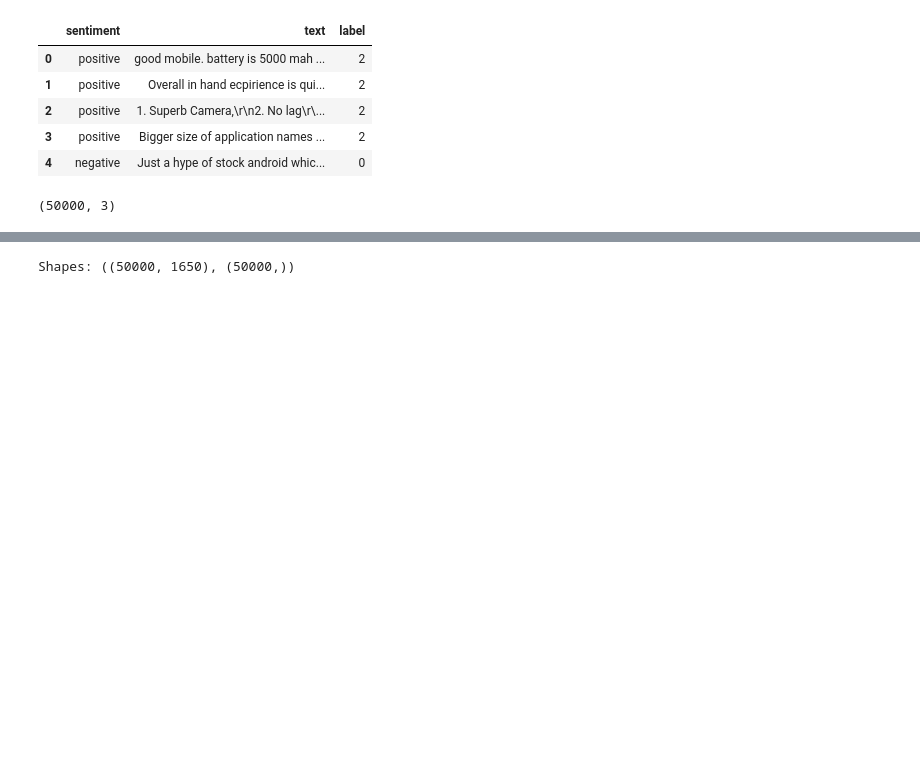
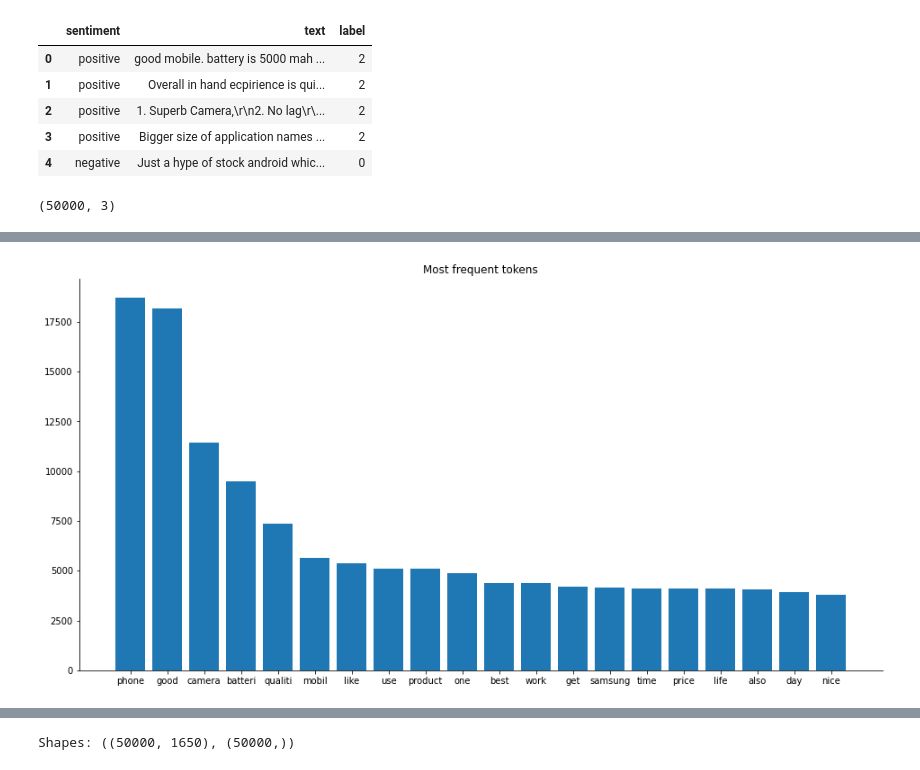
Before and after one commit to JordanFortney/sentimentNaturalLanguageProcessing, a Jupyter notebook: sentimentNLP.ipynb, the cells around one changed output, grey strips where cells are left out. Drawn from its saved outputs; the diff is of its cells as text; code cells hidden in the pictures; blank space fills up the shorter version.

```diff
--- a/sentimentNLP.ipynb
+++ b/sentimentNLP.ipynb
@@ -78,3 +113,17 @@ def customTokenizer(sentence):
             listofstemmed_words.append(stemmed_word)
 
     return listofstemmed_words
+# %%
+# function to graph the frequencyt of each gram
+
+def plot_most_frequent(words, word_counts, top=20):
+    # create a temp dataframe containing the words and their counts from the vectorizer
+    wordsDF = pd.DataFrame({"token": words, "count": word_counts})
+    wordsDF = wordsDF.sort_values(by = 'count', ascending = False).head(top)
+
+    # plot the frequency of each gram and sort it in descending order
+    plt.figure(figsize=(16,8))
+    plt.bar(wordsDF['token'], wordsDF['count'])
+    sns.despine()
+    plt.title("Most frequent tokens")
+    plt.show()
@@ -97,0 +175,10 @@ X_Vec = sentWordsVec.transform(X)
+# %%
+# sum the counts for each token
+wordCountsVec = X_Vec.toarray().sum(axis=0)
+# get the names of each token
+wordsVec = sentWordsVec.get_feature_names()
+
+# plot the counts and display the top 20 most frequent tokens
+plot_most_frequent(wordsVec, wordCountsVec)
+# %% [output]
+[figure, added]
```
Also changed, not shown: parts of 32 cells of this notebook.
